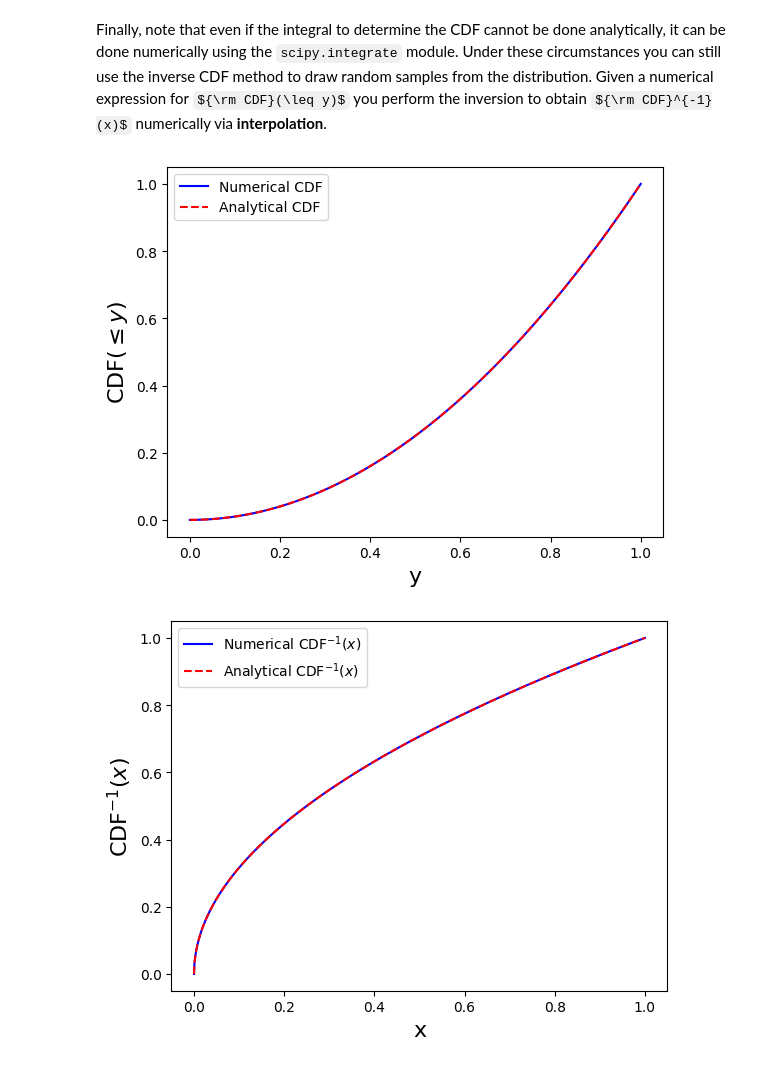
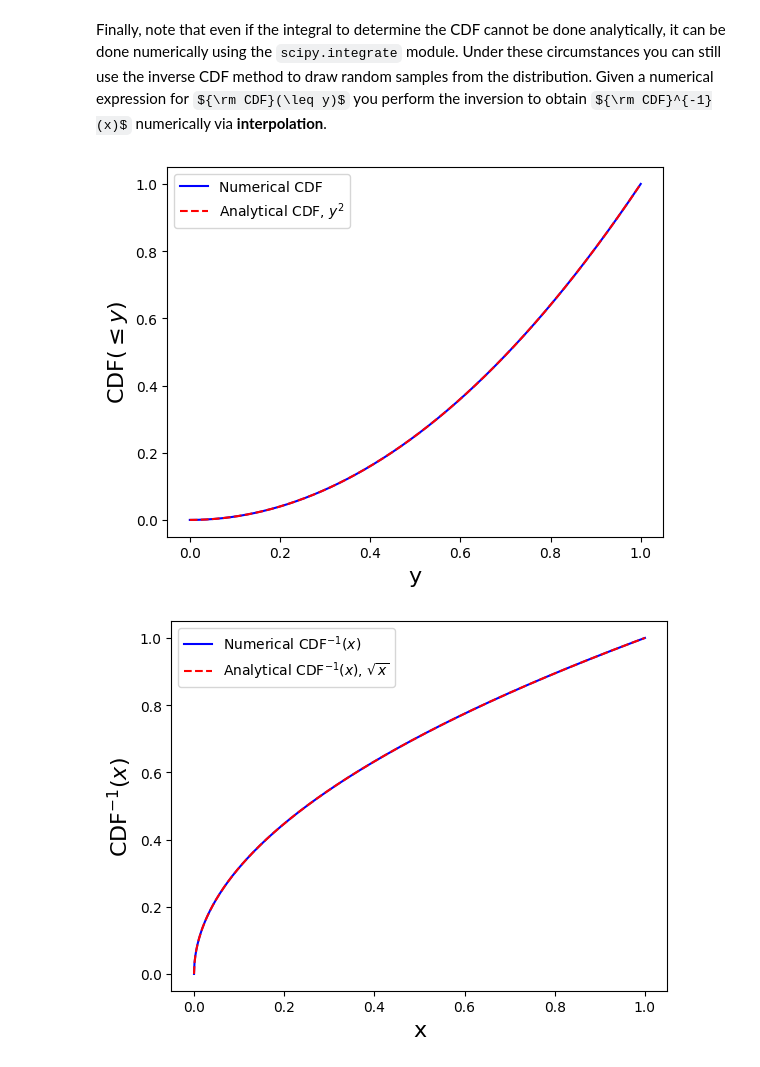
Before and after one commit to enigma-igm/Phys29_S24, a Jupyter notebook: Phys29/lectures/Week8/02_sampling_distributions.ipynb, the cells around one changed output. Drawn from its saved outputs; the diff is of its cells as text; code cells hidden in the pictures; some formulas as TeX source.

```diff
--- a/Phys29/lectures/Week8/02_sampling_distributions.ipynb
+++ b/Phys29/lectures/Week8/02_sampling_distributions.ipynb
@@ -180,7 +177,7 @@ cdf_values = [integrate.quad(triangular, 0, y)[0] for y in y_values]
 
 # Plot the CDF and compare to the analytical result
 plt.plot(y_values, cdf_values, 'b-', label='Numerical CDF')
-plt.plot(y_values, y_values**2, 'r--', label='Analytical CDF')
+plt.plot(y_values, y_values**2, 'r--', label='Analytical CDF, $y^2$')
 plt.xlabel('y', fontsize=16)
 plt.ylabel(r'${\rm CDF}(\leq y)$', fontsize=16)
 plt.legend()
@@ -189,45 +186,45 @@ plt.show()
 # Create an interpolation function for the inverse CDF, y = CDF^(-1)(x)
 inverse_cdf = interpolate.interp1d(cdf_values, y_values)
 # Given a set of x values and y values, the interp1d function
-# returns a function that can be called at any x-values to obtai interpolated
-# y-values.Since we pass in cdf_values as the x-values and y_values as the y-values,
+# returns a function that can be called at any x-values to obtain interpolated
+# y-values. Since we pass in cdf_values as the x-values and y_values as the y-values,
 # the returned function is the inverse CDF.
 
-# Plot the invere CDF and compare to the analytical result
+# Plot the inverse CDF and compare to the analytical result
 x_values = np.linspace(0, 1, 1000)
 yofx = inverse_cdf(x_values)
 plt.plot(x_values, yofx, 'b-', label=r'Numerical ${\rm CDF}^{-1}(x)$')
-plt.plot(x_values, np.sqrt(x_values), 'r--', label=r'Analytical ${\rm CDF}^{-1}(x)$')
+plt.plot(x_values, np.sqrt(x_values), 'r--', label=r'Analytical ${\rm CDF}^{-1}(x)$, $\sqrt{x}$')
 plt.xlabel('x', fontsize=16)
 plt.ylabel(r'${\rm CDF}^{-1}(x)$', fontsize=16)
 plt.legend()
 plt.show()
 
-# Generate uniform deviates x
+# Generate uniform deviates x between 0 and 1
 x = np.random.uniform(0, 1, 1000000)
 
 # Use the inverse CDF method to draw random y samples from P(y)
 y_samples = inverse_cdf(x)
 
 # Compute the probability density, P(y), of the y_samples using np.histogram
 bins = np.linspace(0, 1, 70)
 counts, _ = np.histogram(y_samples, bins=bins, density=True)
 
 # Plot the histogram
 plt.bar(bins[:-1], counts, width=np.diff(bins), align='edge', color='orange', alpha=0.7, edgecolor='black', label='Transformed data')
 
 # Compute the triangular distribution function on a finer grid
 y_fine = np.linspace(0, 1, 1000)
 Pofy = triangular(y_fine)
 
 # Plot the triangular distribution function
 plt.plot(y_fine, Pofy, 'r-', label='P(y) = 2y')
 
 # Add labels and legend
 plt.xlabel('y', fontsize=16)
 plt.ylabel('Probability Density', fontsize=15)
 plt.legend()
 plt.show()
 # %% [output]
-[figure, old version]
+[figure, new version]
-[figure, old version]
+[figure, new version]
```
Also changed, not shown: parts of 4 cells of this notebook.
